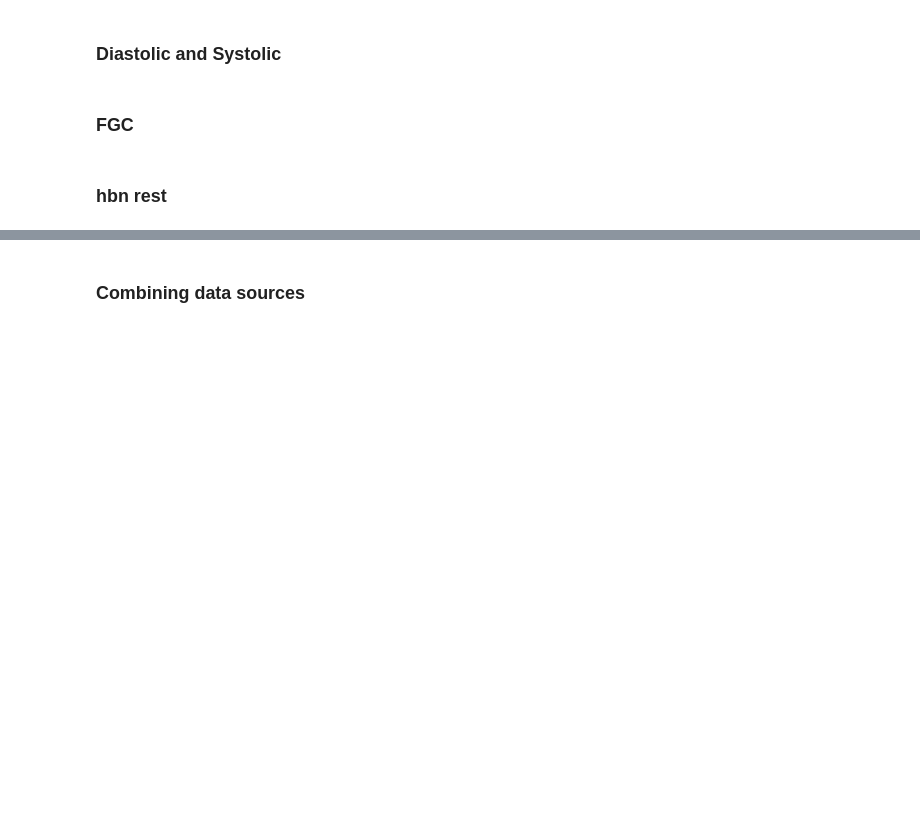
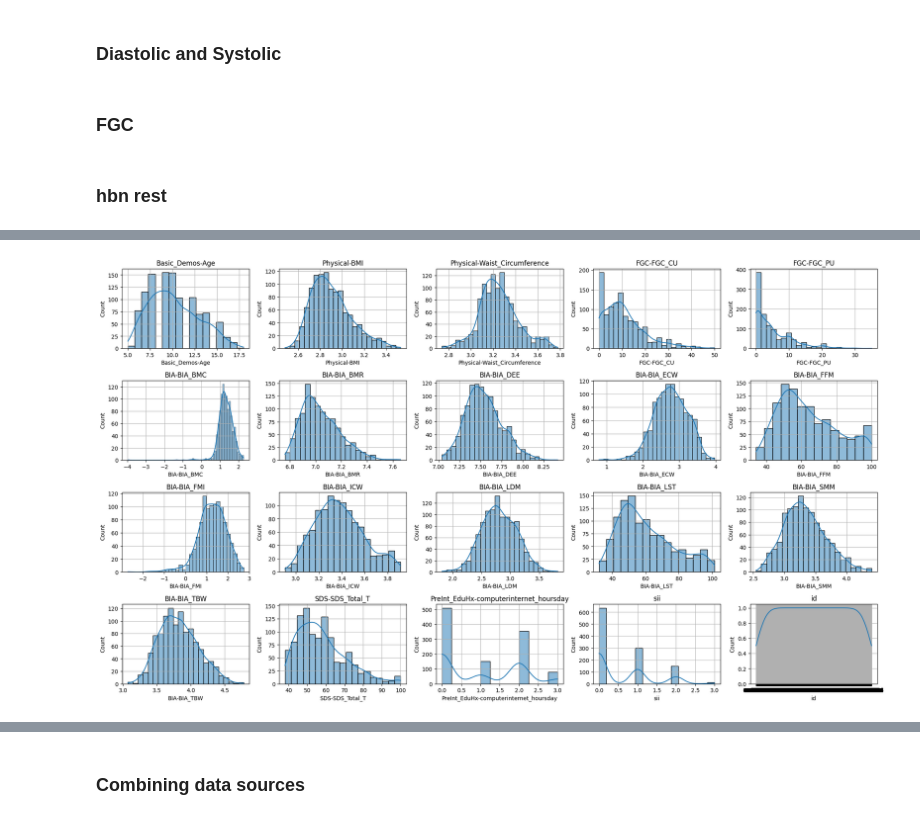
Before and after one commit to ASilins/mal1-2024, a Jupyter notebook: final project/analysis_ML_models.ipynb, the cells around one changed output, grey strips where cells are left out. Saved outputs shown, nothing was run; the diff lists cells and outputs as text; code cells hidden in the pictures; blank space fills up the shorter version.

```diff
--- a/final project/analysis_ML_models.ipynb
+++ b/final project/analysis_ML_models.ipynb
@@ -485,0 +512,16 @@ For columns with a small number of unique values,
+# %%
+# We will do log over right skewed columns and then use a scalar over the data
+def log_transform(df, col):
+    # Replace zero or negative values with a small positive value before applying log
+    df[col] = df[col].apply(lambda x: np.log(x) if x > 0 else np.log(1e-9))
+    return df
+
+columns_to_transform = ['Physical-BMI', 'Physical-Waist_Circumference', 'BIA-BIA_BMC', 'BIA-BIA_BMR', 'BIA-BIA_DEE',
+       'BIA-BIA_ECW', 'BIA-BIA_FMI', 'BIA-BIA_ICW', 'BIA-BIA_LDM', 'BIA-BIA_SMM', 'BIA-BIA_TBW']
+
+for col in columns_to_transform:
+    hbn_df = log_transform(hbn_df, col)
+# %%
+hist_plots(hbn_df, hbn_df.columns)
+# %% [output]
+[figure, added]
```
Also changed, not shown: parts of 36 cells of this notebook, 2 other files.
